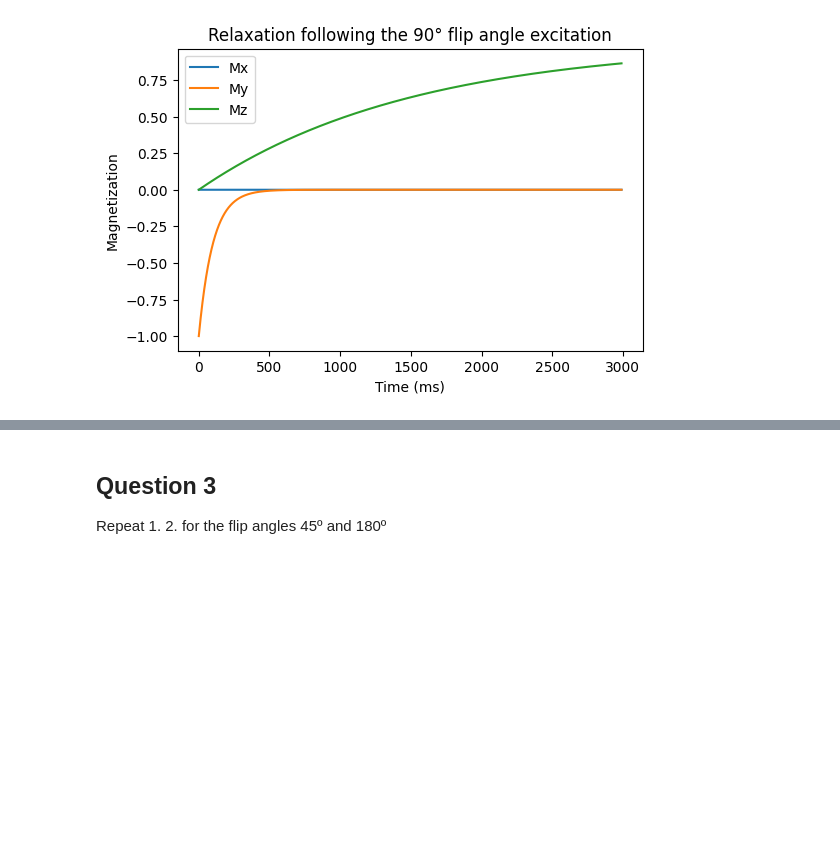
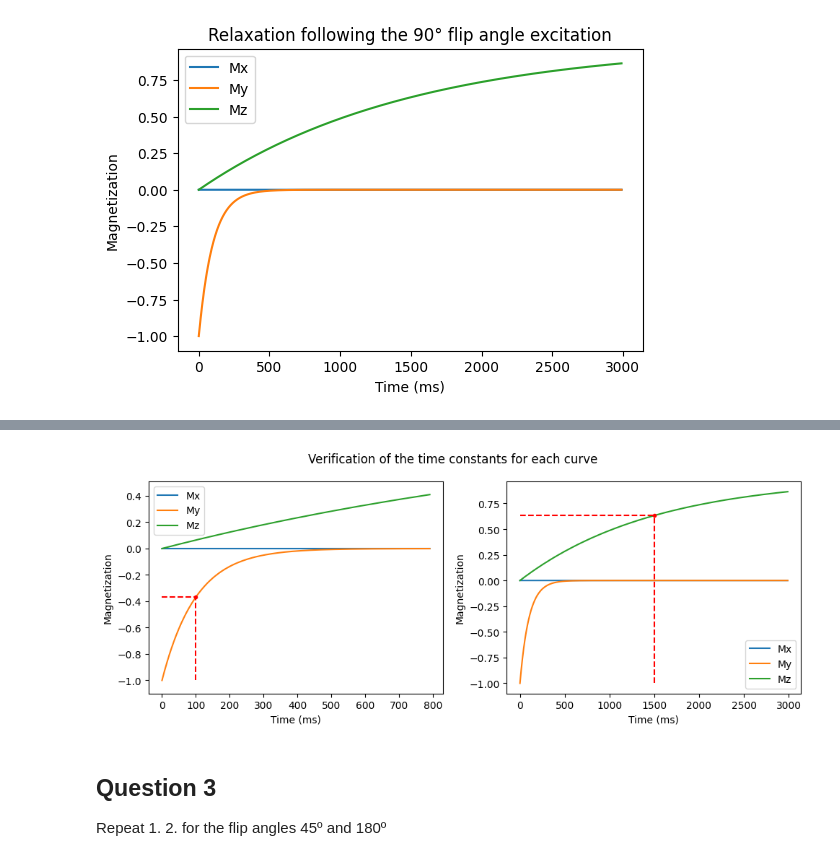
Before and after one commit to murillo-teixeira/medical-imaging-assignments, a Jupyter notebook: 4. Lab 4/Lab4.ipynb, the cells around one changed output, grey strips where cells are left out. Drawn from its saved outputs; the diff is of its cells as text; code cells hidden in the pictures; blank space fills up the shorter version.

```diff
--- a/4. Lab 4/Lab4.ipynb
+++ b/4. Lab 4/Lab4.ipynb
@@ -108,3 +161,29 @@ Text(0.5, 1.0, 'Relaxation following the 90° flip angle excitation')
+# %%
+M = [M0]
+
+# Excitation
+excitation(M, dt, duration = 10, flip_angle = 90)
+
+# Relaxation
+relaxation(M, dt, duration = 2990)
+
+# Plotting magnetization
+plt.figure(figsize=(10, 4))
+plt.subplot(121)
+plotMagnetization(dt, M[100:8000])
+plt.plot([0, 100], [0.632 - 1, 0.632 - 1], 'r--')
+plt.plot([100, 100], [-1, 0.632 - 1], 'r--')
+plt.plot([100], [0.632 - 1], 'r.')
+
+plt.subplot(122)
+plotMagnetization(dt, M[100:])
+plt.plot([0, 1500], [0.632, 0.632], 'r--')
+plt.plot([1500, 1500], [-1, 0.632], 'r--')
+plt.plot([1500], [0.632], 'r.')
+plt.suptitle("Verification of the time constants for each curve")
+plt.tight_layout()
+# %% [output]
+[figure, added]
 # %% [markdown]
 ## Question 3
 
```
Also changed, not shown: parts of 18 cells of this notebook, 4 other files.
